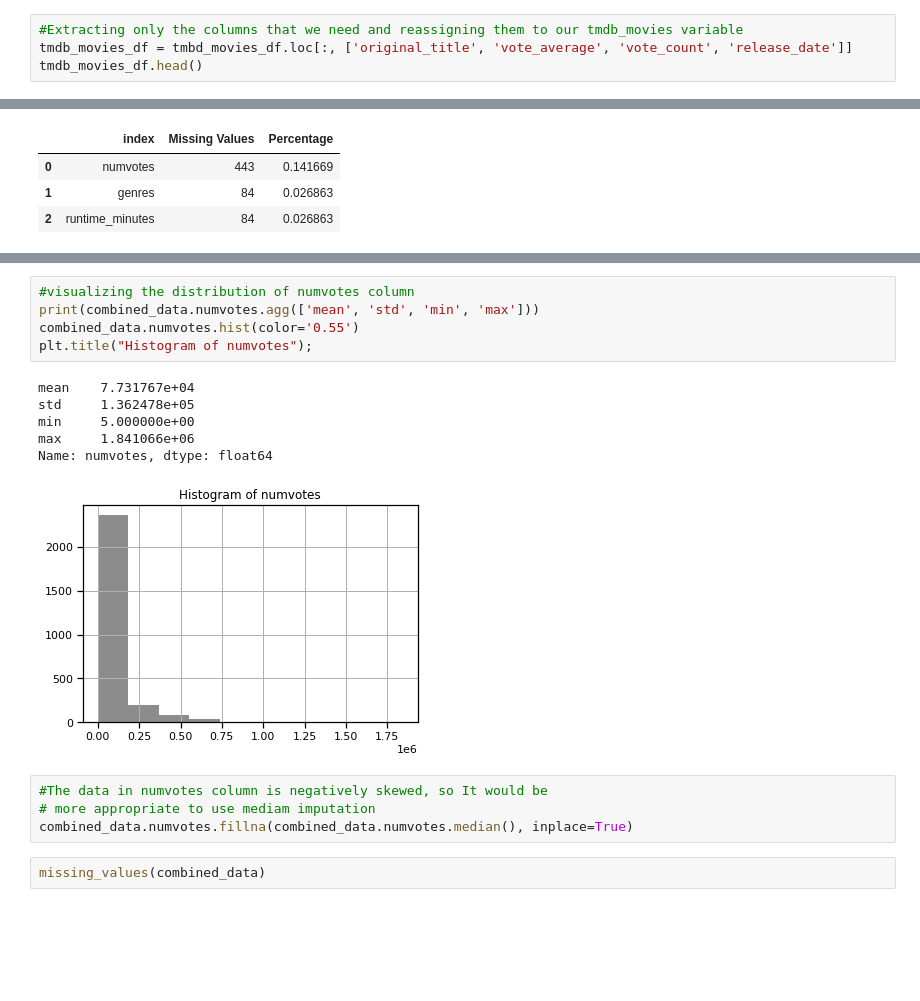
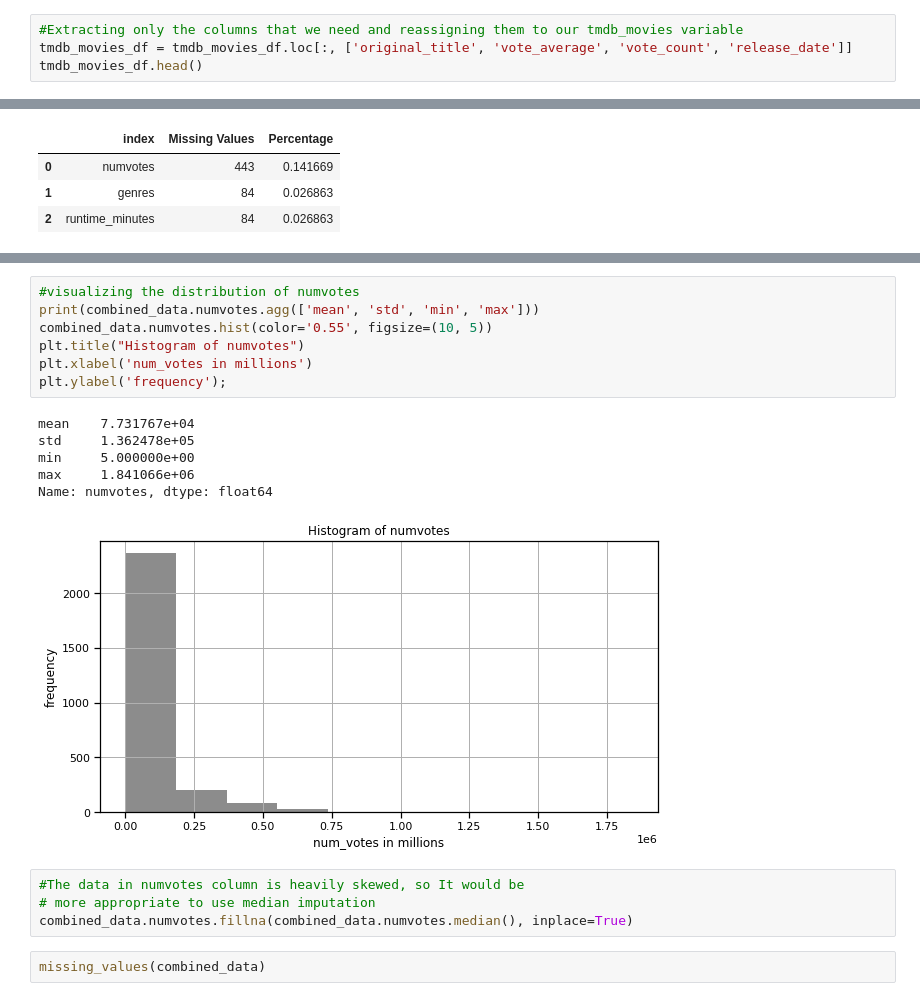
Before and after one commit to WanjaoColins/Movie-Analysis-Microsoft-Studio, a Jupyter notebook: Movie-Success-Strategies-Microsoft.ipynb, the cells around one changed output, grey strips where cells are left out. Saved outputs shown, nothing was run; the diff lists cells and outputs as text; blank space fills up the shorter version.

```diff
--- a/Movie-Success-Strategies-Microsoft.ipynb
+++ b/Movie-Success-Strategies-Microsoft.ipynb
@@ -541,7 +529,7 @@ vote_count             int64
 dtype: object
 # %%
 #Extracting only the columns that we need and reassigning them to our tmdb_movies variable
-tmdb_movies_df = tmbd_movies_df.loc[:, ['original_title', 'vote_average', 'vote_count', 'release_date']]
+tmdb_movies_df = tmdb_movies_df.loc[:, ['original_title', 'vote_average', 'vote_count', 'release_date']]
 tmdb_movies_df.head()
 # %% [output]
 |  | original_title | vote_average | vote_count | release_date |
@@ -625,20 +617,22 @@ missing_values(combined_data)
 | 0 | numvotes | 443 | 0.141669 |
 | 1 | genres | 84 | 0.026863 |
 # %%
-#visualizing the distribution of numvotes column
+#visualizing the distribution of numvotes
 print(combined_data.numvotes.agg(['mean', 'std', 'min', 'max']))
-combined_data.numvotes.hist(color='0.55')
-plt.title("Histogram of numvotes");
+combined_data.numvotes.hist(color='0.55', figsize=(10, 5))
+plt.title("Histogram of numvotes")
+plt.xlabel('num_votes in millions')
+plt.ylabel('frequency');
 # %% [output]
 mean    7.731767e+04
 std     1.362478e+05
 min     5.000000e+00
 max     1.841066e+06
 Name: numvotes, dtype: float64
-[figure, old version]
+[figure, new version]
 # %%
-#The data in numvotes column is negatively skewed, so It would be
-# more appropriate to use mediam imputation
+#The data in numvotes column is heavily skewed, so It would be
+# more appropriate to use median imputation
 combined_data.numvotes.fillna(combined_data.numvotes.median(), inplace=True)
 # %%
 missing_values(combined_data)
```
Also changed, not shown: parts of 39 cells of this notebook, 15 other files.
